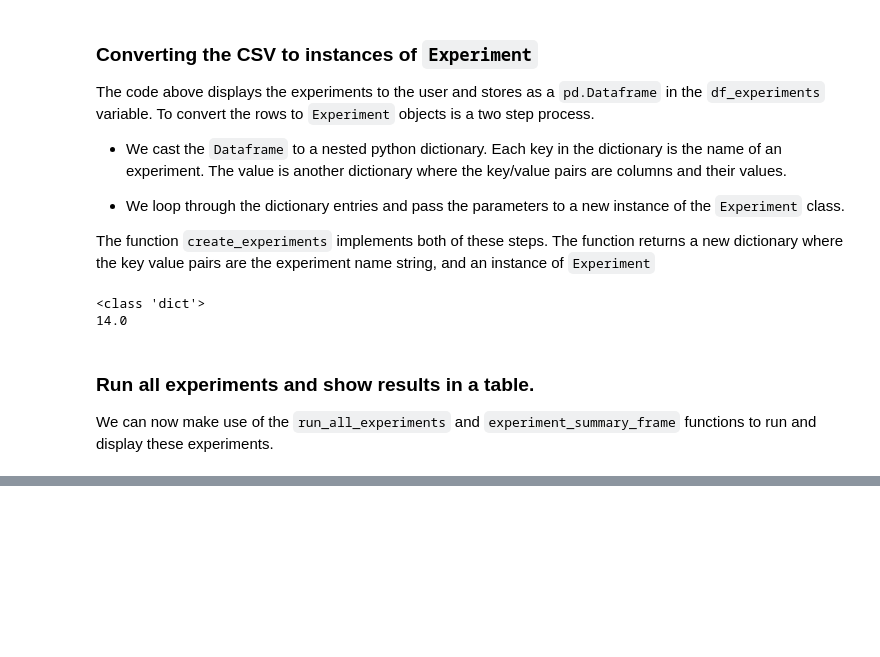
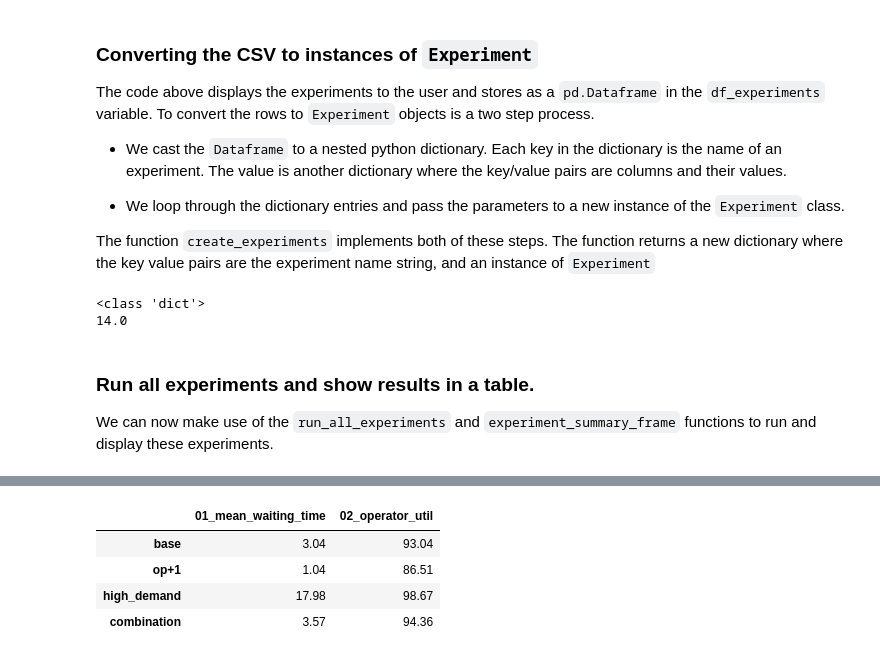
Before and after one commit to pythonhealthdatascience/intro-open-sim, a Jupyter notebook: content/07_experiments.ipynb, the cells around one changed output, grey strips where cells are left out. Saved outputs shown, nothing was run; the diff lists cells and outputs as text; code cells hidden in the pictures; blank space fills up the shorter version.

```diff
--- a/content/07_experiments.ipynb
+++ b/content/07_experiments.ipynb
@@ -687,0 +743,8 @@ experiment_summary_frame(results).round(2)
+# %%
+experiment_summary_frame(results).round(2).T
+# %% [output]
+|  | 01_mean_waiting_time | 02_operator_util |
+| base | 3.04 | 93.04 |
+| op+1 | 1.04 | 86.51 |
+| high_demand | 17.98 | 98.67 |
+| combination | 3.57 | 94.36 |
```
Also changed, not shown: parts of 20 cells of this notebook, 2 other files.
